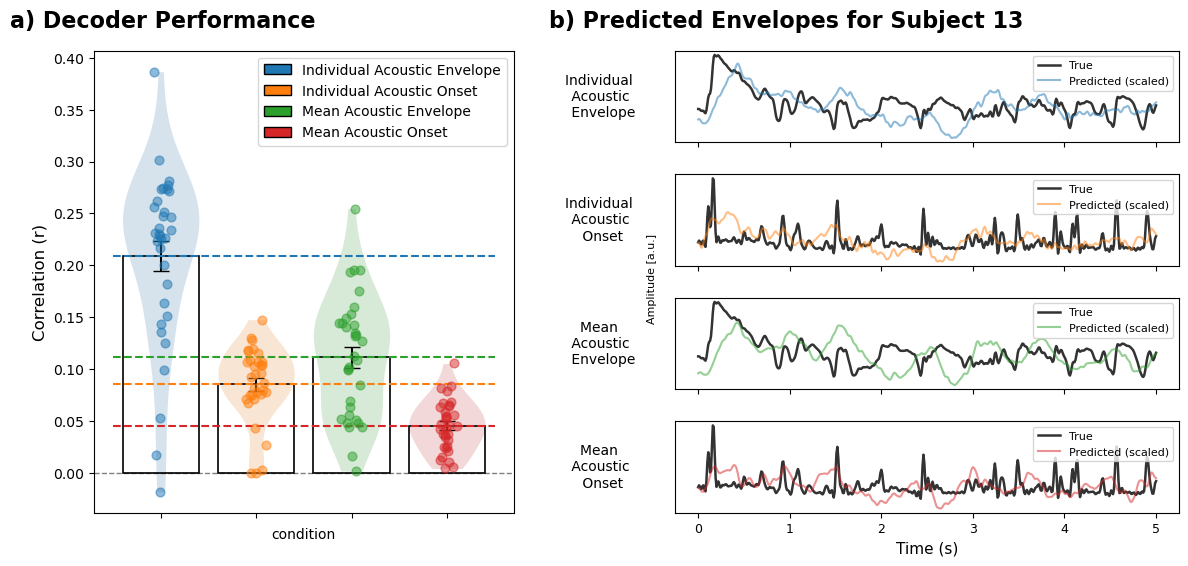
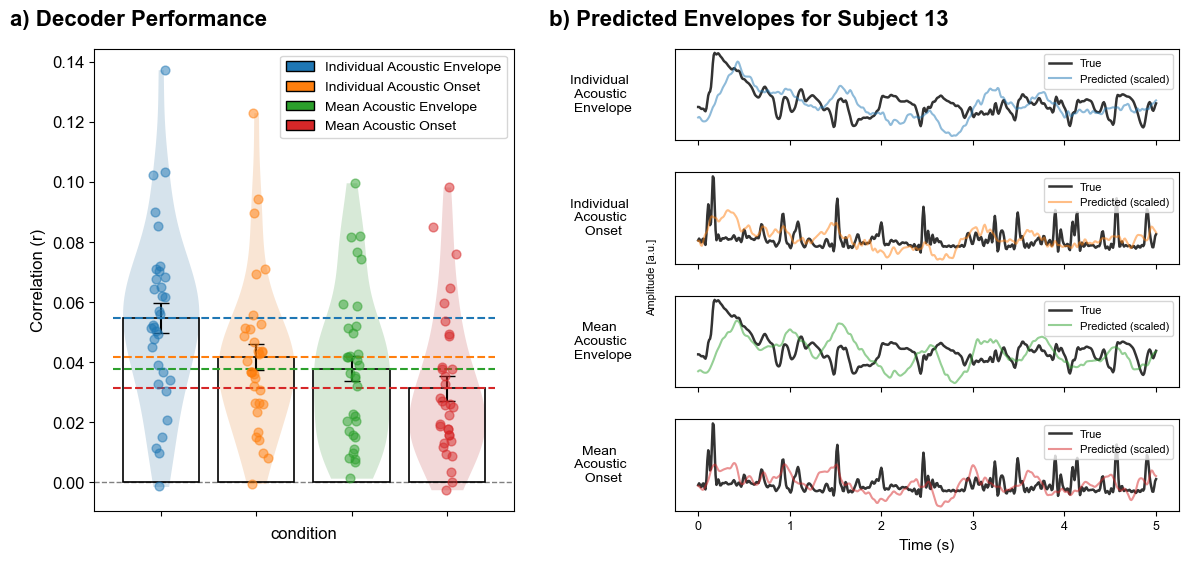
Unified diff of the notebook cell whose output changed from the first chart to the second:
--- before
+++ after
@@ -132,4 +132,5 @@
     labels = ['Individual \n Acoustic \n Envelope', 'Individual \n Acoustic \n Onset', 'Mean \n Acoustic \n Envelope', 'Mean \n Acoustic \n Onset']
     ax.set_ylabel(labels[i], rotation=0, labelpad=50, fontsize=10, va='center')
+    
     ax.set_yticklabels([])
     ax.tick_params(axis='y', length=0)  # hides tick marks too
@@ -155,5 +156,5 @@
 ax.axis('off')  # hide this temporary axis
 
-plt.tight_layout(rect=[0, 0, 0.92, 1])
-plt.savefig(ALICE_FIGURES_DIR / 'alice-sub13-backward-performance.png', dpi=300)
+plt.tight_layout(pad=5)
+plt.savefig(ALICE_FIGURES_DIR / 'alice_sub13_backward_performance.png', dpi=300)
 plt.show()

Commit: some stremlining of and update to FUGLSANG trial based AAD plot